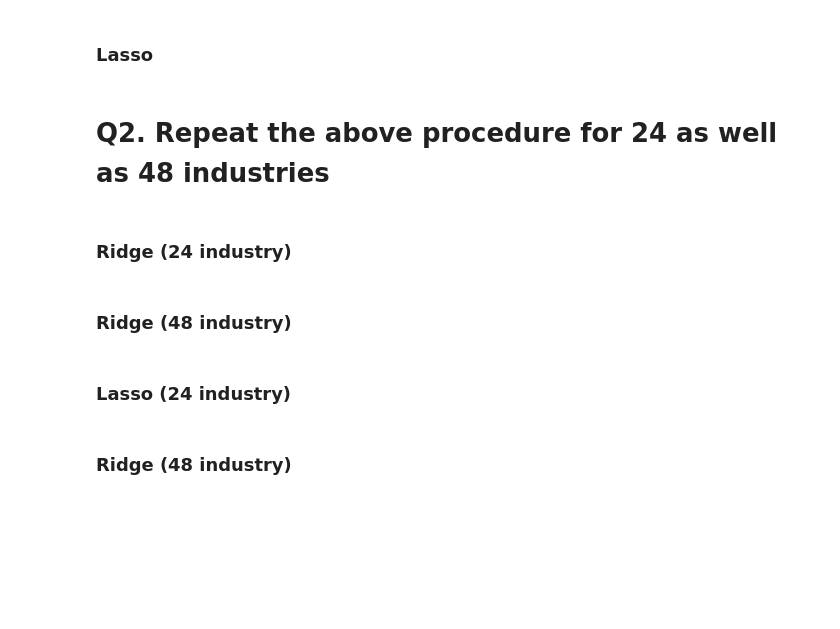
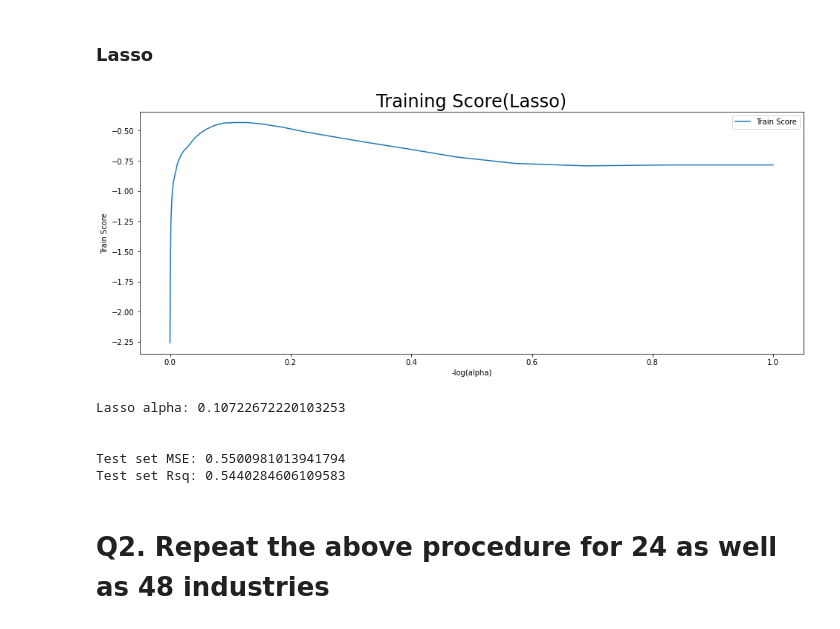
Before and after one commit to Sean-Chaos/DBA-3803-Project, a Jupyter notebook: DBA 3803 Group Project (Working copy).ipynb, the cells around one changed output. Drawn from its saved outputs; the diff is of its cells as text; code cells hidden in the pictures; blank space fills up the shorter version.

```diff
--- a/DBA 3803 Group Project (Working copy).ipynb
+++ b/DBA 3803 Group Project (Working copy).ipynb
@@ -480,40 +572,47 @@ alpha_vec = np.logspace(-8,0,100)
 cvResults = []
 
 for cur_alpha in alpha_vec:
-    clf_cv = Lasso(cur_alpha)
+    clf_cv = Pipeline(steps=[("scaler", StandardScaler(with_std = False)),
+                             ("ridge", Lasso(cur_alpha))])
 
     # Perform 10-fold cross validation
-    scores = cross_val_score(estimator = clf_cv, X = X_train, y = y_train, cv = 10, \
-                             scoring = 'neg_mean_squared_error', n_jobs = 4)
+    scores = cross_val_score(estimator = clf_cv, X = X_train, y = y_train, cv = 8, \
+                             scoring = 'neg_mean_squared_error', n_jobs = -1)
 
     # Attach results
     cvResults.append(scores.mean())
 
 #--------------------------------------------------------------------------------------------------
 
 # Graph
 plt.figure(figsize=(16,6))
 fig2 = sns.lineplot(y = cvResults, x = alpha_vec, label = "Train Score")
 plt.title('Training Score(Lasso)', fontsize = 24)
 fig2.set(xlabel='-log(alpha)', ylabel='Train Score')
 plt.show()
 
 #--------------------------------------------------------------------------------------------------
 
 # Stats
 lassocv = LassoCV(alphas = alpha_vec, max_iter=10000)
 lassocv.fit(X_train, y_train)
 lasso_best_alpha = lassocv.alpha_
-print(f'alpha: {lassocv.alpha_}')
+print(f'Lasso alpha: {lassocv.alpha_}')
+print('\n')
 
 # refit on full dataset with optimized parameter
 opt_lasso = Lasso(alpha = lassocv.alpha_)
 opt_lasso.fit(X_train, y_train)
 
 # assess on test set
 print(f'Test set MSE: {mean_squared_error(y_test, opt_lasso.predict(X_test))}')
 print(f'Test set Rsq: {r2_score(y_test, opt_lasso.predict(X_test))}')
+# %% [output]
+[figure, added]
+Lasso alpha: 0.10722672220103253
+
+
+Test set MSE: 0.5500981013941794
+Test set Rsq: 0.5440284606109583
 # %% [markdown]
 # Q2. Repeat the above procedure for 24 as well as 48 industries
-# %% [markdown]
-### Ridge (24 industry)
@@ -600,2 +618,0 @@ for cur_alpha in alpha_vec:
-# %% [markdown]
-### Ridge (48 industry)
@@ -696,2 +618,0 @@ plt.show()
-# %% [markdown]
-### Lasso (24 industry)
@@ -778,2 +618,0 @@ for cur_alpha in alpha_vec:
-# %% [markdown]
-### Ridge (48 industry)
```
Also changed, not shown: parts of 25 cells of this notebook.
